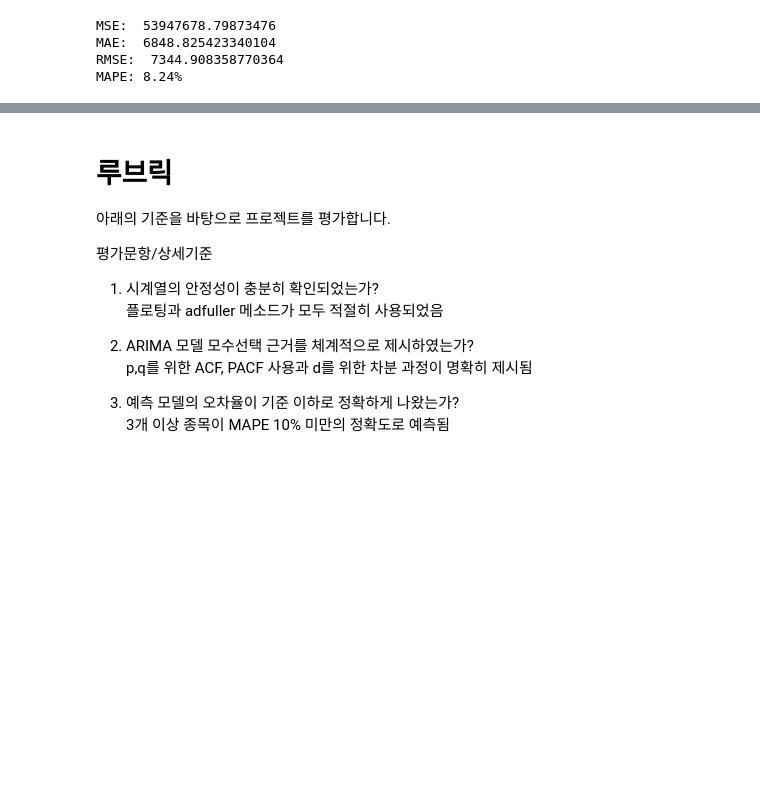
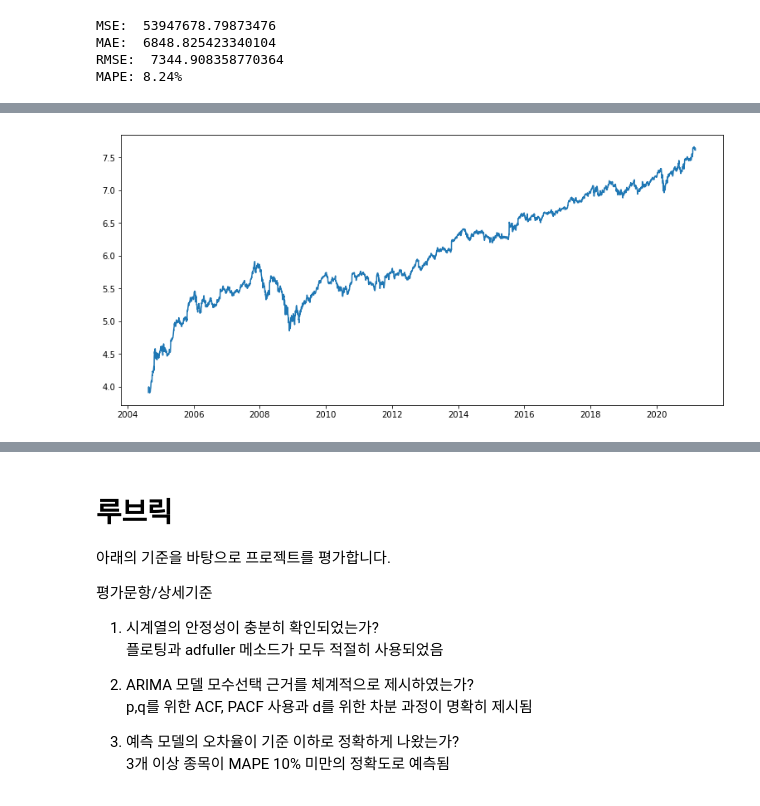
Before and after one commit to limjs19/first-repository, a Jupyter notebook: E13. ARIMA_stock[limjs].ipynb, the cells around one changed output, grey strips where cells are left out. Cells and saved outputs as stored; diff of their text form; code cells hidden in the pictures; blank space fills up the shorter version.

```diff
--- a/E13. ARIMA_stock[limjs].ipynb
+++ b/E13. ARIMA_stock[limjs].ipynb
@@ -1495,0 +867,6 @@ STEP 7 : 다른 주식 종목 예측해 보기
+# %%
+ts_log = np.log(ts)
+plt.plot(ts_log)
+plt.show()
+# %% [output]
+[figure, added]
```
Also changed, not shown: parts of 78 cells of this notebook.
